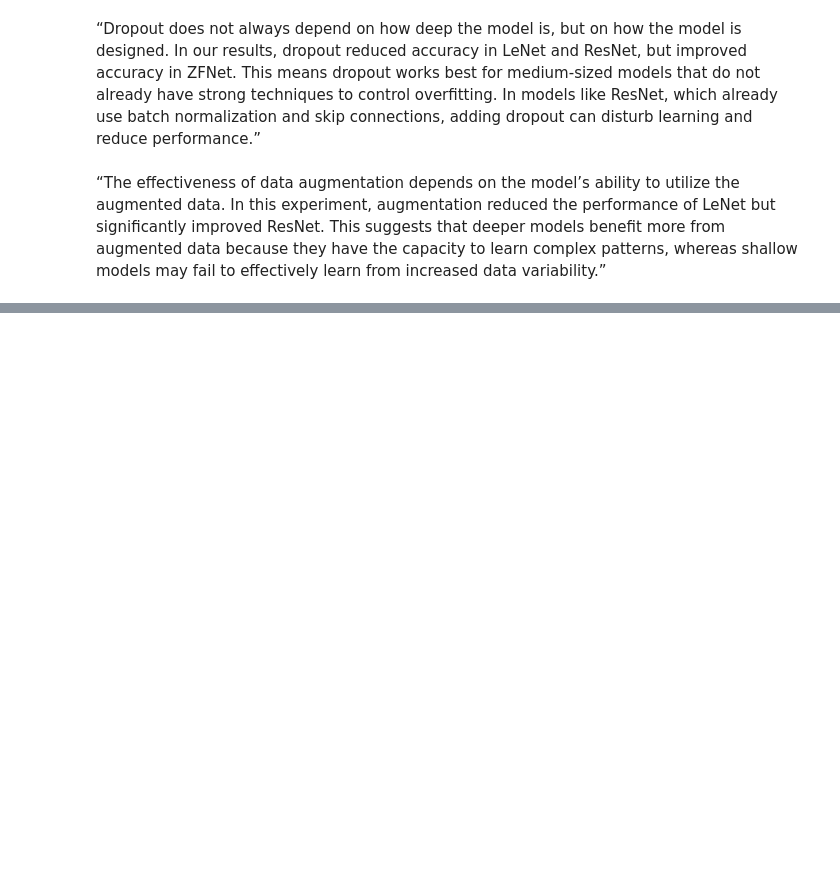
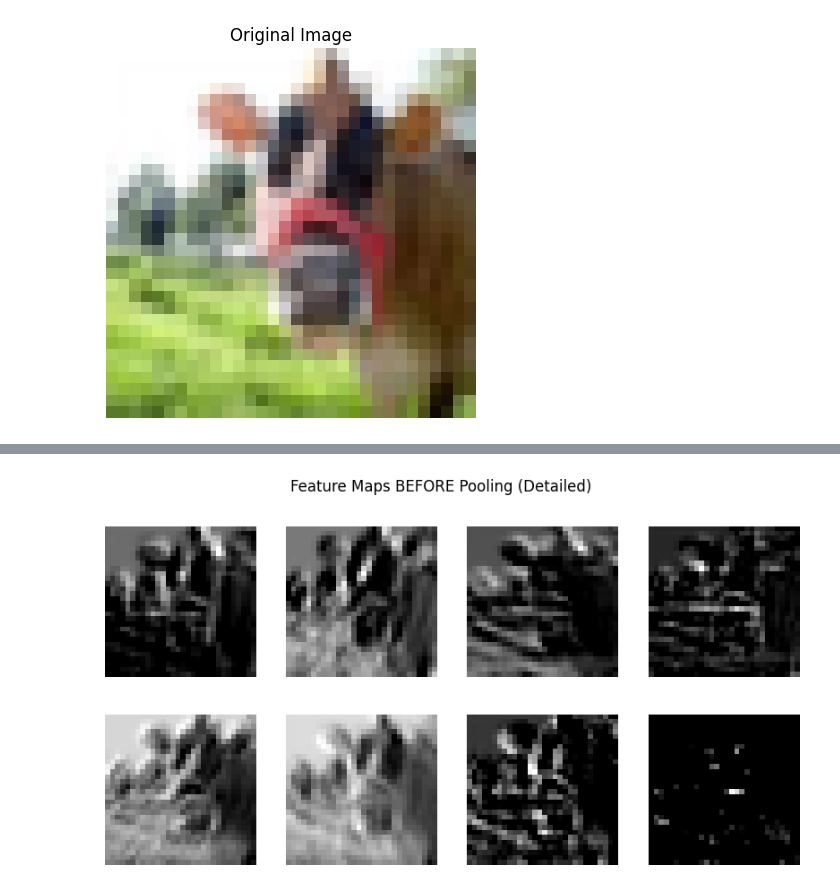
Before and after one commit to harshitha020505/DLLAB, a Jupyter notebook: DlAssignment.ipynb, the cells around one changed output, grey strips where cells are left out. Cells and saved outputs as stored; diff of their text form; code cells hidden in the pictures; blank space fills up the shorter version.

```diff
--- a/DlAssignment.ipynb
+++ b/DlAssignment.ipynb
@@ -275,2 +235,0 @@ KeyboardInterrupt:
-# %% [markdown]
-“Dropout does not always depend on how deep the model is, but on how the model is designed. In our results, dropout reduced accuracy in LeNet and ResNet, but improved accuracy in ZFNet. This means dropout works best for medium-sized models that do not already have strong techniques to control overfitting. In models like ResNet, which already use batch normalization and skip connections, adding dropout can disturb learning and reduce performance.”
@@ -383,2 +236,60 @@ print("ResNet with augmentation:", resnet_aug)
-# %% [markdown]
-“The effectiveness of data augmentation depends on the model’s ability to utilize the augmented data. In this experiment, augmentation reduced the performance of LeNet but significantly improved ResNet. This suggests that deeper models benefit more from augmented data because they have the capacity to learn complex patterns, whereas shallow models may fail to effectively learn from increased data variability.”
+# %%
+import numpy as np
+import matplotlib.pyplot as plt
+from keras.datasets import cifar100
+from keras.layers import Conv2D, MaxPooling2D, Input
+from keras.models import Model
+
+# 🔹 Load dataset
+(X_train, y_train), _ = cifar100.load_data()
+
+# 🔹 Pick one image
+img = X_train[0] / 255.0
+
+# 🔹 Show original image
+plt.imshow(img)
+plt.title("Original Image")
+plt.axis('off')
+plt.show()
+
+# 🔹 Build model (Conv → Pool)
+input_img = Input(shape=(32,32,3))
+
+conv = Conv2D(8, (3,3), activation='relu')(input_img)
+pool = MaxPooling2D((2,2))(conv)
+
+model = Model(inputs=input_img, outputs=[conv, pool])
+
+# 🔹 Predict feature maps
+img_batch = np.expand_dims(img, axis=0)
+conv_output, pool_output = model.predict(img_batch)
+
+# 🔹 Show CONV feature maps
+plt.figure(figsize=(10,5))
+for i in range(8):
+    plt.subplot(2,4,i+1)
+    plt.imshow(conv_output[0,:,:,i], cmap='gray')
+    plt.axis('off')
+plt.suptitle("Feature Maps BEFORE Pooling (Detailed)")
+plt.show()
+
+# 🔹 Show POOL feature maps
+plt.figure(figsize=(10,5))
+for i in range(8):
+    plt.subplot(2,4,i+1)
+    plt.imshow(pool_output[0,:,:,i], cmap='gray')
+    plt.axis('off')
+plt.suptitle("Feature Maps AFTER Pooling (Reduced Detail)")
+plt.show()
+
+# 🔹 🔥 Difference visualization (IMPORTANT)
+plt.figure(figsize=(10,5))
+for i in range(8):
+    diff = conv_output[0,::2,::2,i] - pool_output[0,:,:,i]  # match size
+    plt.subplot(2,4,i+1)
+    plt.imshow(diff, cmap='gray')
+    plt.axis('off')
+plt.suptitle("Difference (Information Lost After Pooling)")
+plt.show()
+# %% [output]
+[figure, added]
@@ -384,0 +297 @@ print("ResNet with augmentation:", resnet_aug)
+[figure, added]
```
Also changed, not shown: parts of 23 cells of this notebook.
